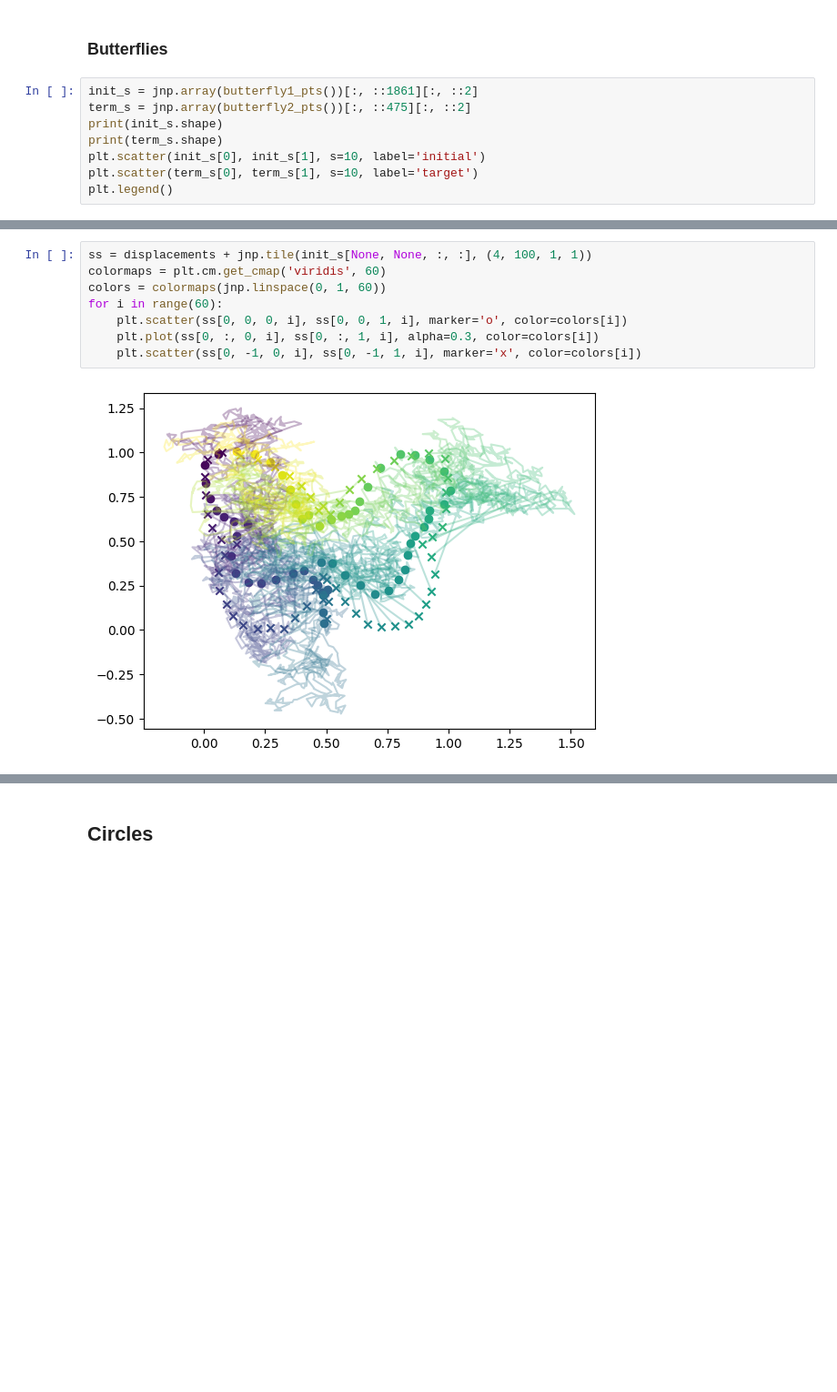
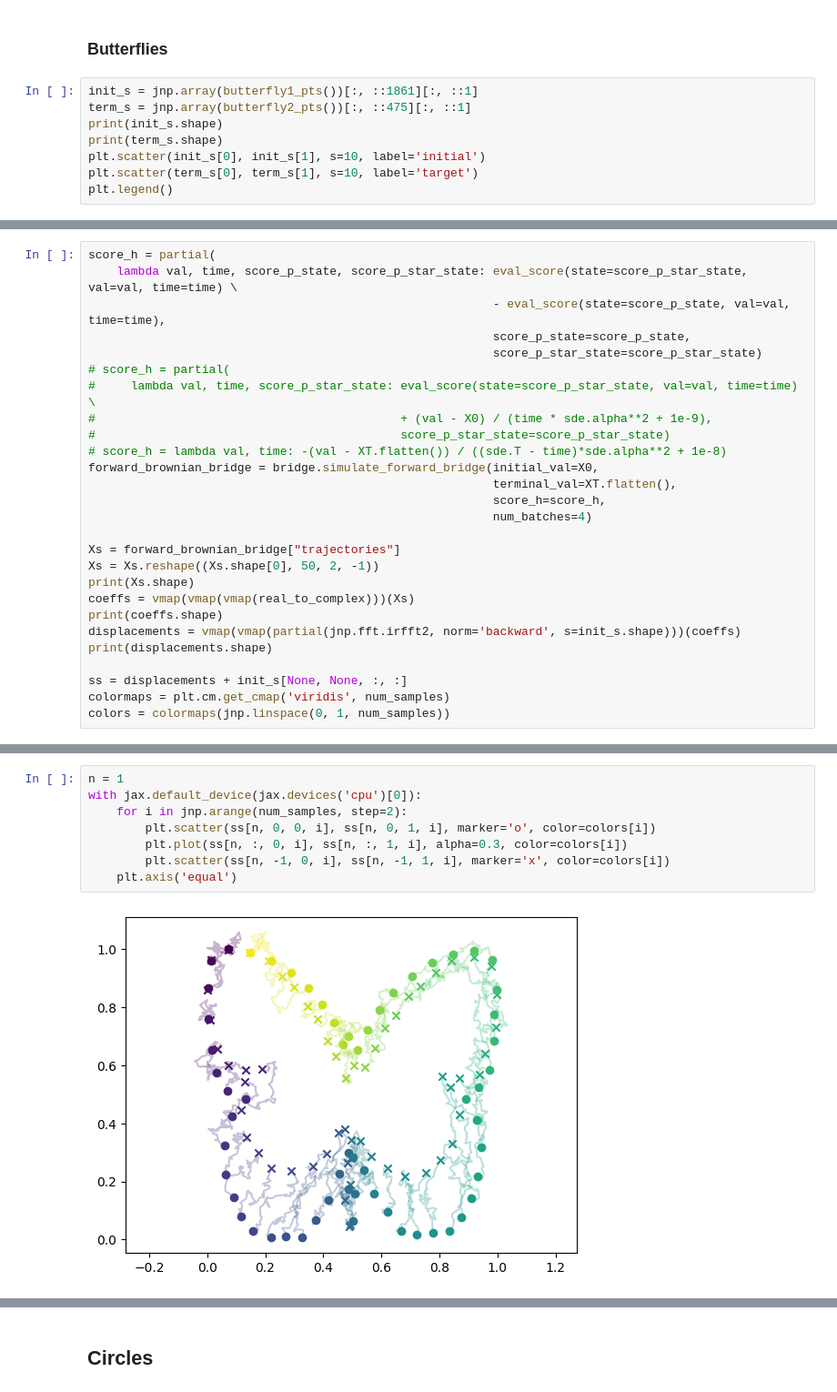
Before and after one commit to libbylbaker/infsdebridge, a Jupyter notebook: sdebridge/notebooks/brownian_bridge_fft.ipynb, the cells around one changed output, grey strips where cells are left out. Shown at 91% size. Saved outputs shown, nothing was run; the diff lists cells and outputs as text; blank space fills up the shorter version.

Commit message:
(24 bases) Brownian motion butterfly shapes works

```diff
--- a/sdebridge/notebooks/brownian_bridge_fft.ipynb
+++ b/sdebridge/notebooks/brownian_bridge_fft.ipynb
@@ -26,8 +26,8 @@ real_to_complex = lambda x: x[:len(x)//2] + 1j * x[len(x)//2:]
 # %% [markdown]
 ### Butterflies
 # %%
-init_s = jnp.array(butterfly1_pts())[:, ::1861][:, ::2]
-term_s = jnp.array(butterfly2_pts())[:, ::475][:, ::2]
+init_s = jnp.array(butterfly1_pts())[:, ::1861][:, ::1]
+term_s = jnp.array(butterfly2_pts())[:, ::475][:, ::1]
 print(init_s.shape)
 print(term_s.shape)
 plt.scatter(init_s[0], init_s[1], s=10, label='initial')
@@ -132,0 +221,27 @@ print(displacements.shape)
+# %%
+score_h = partial(
+    lambda val, time, score_p_state, score_p_star_state: eval_score(state=score_p_star_state, val=val, time=time) \
+                                                         - eval_score(state=score_p_state, val=val, time=time),
+                                                         score_p_state=score_p_state,
+                                                         score_p_star_state=score_p_star_state)
+# score_h = partial(
+#     lambda val, time, score_p_star_state: eval_score(state=score_p_star_state, val=val, time=time) \
+#                                           + (val - X0) / (time * sde.alpha**2 + 1e-9),
+#                                           score_p_star_state=score_p_star_state)
+# score_h = lambda val, time: -(val - XT.flatten()) / ((sde.T - time)*sde.alpha**2 + 1e-8)
+forward_brownian_bridge = bridge.simulate_forward_bridge(initial_val=X0,
+                                                         terminal_val=XT.flatten(),
+                                                         score_h=score_h,
+                                                         num_batches=4)
+
+Xs = forward_brownian_bridge["trajectories"]
+Xs = Xs.reshape((Xs.shape[0], 50, 2, -1))
+print(Xs.shape)
+coeffs = vmap(vmap(vmap(real_to_complex)))(Xs)
+print(coeffs.shape)
+displacements = vmap(vmap(partial(jnp.fft.irfft2, norm='backward', s=init_s.shape)))(coeffs)
+print(displacements.shape)
+
+ss = displacements + init_s[None, None, :, :]
+colormaps = plt.cm.get_cmap('viridis', num_samples)
+colors = colormaps(jnp.linspace(0, 1, num_samples))
@@ -133,10 +252,10 @@ print(displacements.shape)
 # %%
-ss = displacements + jnp.tile(init_s[None, None, :, :], (4, 100, 1, 1))
-colormaps = plt.cm.get_cmap('viridis', 60)
-colors = colormaps(jnp.linspace(0, 1, 60))
-for i in range(60):
-    plt.scatter(ss[0, 0, 0, i], ss[0, 0, 1, i], marker='o', color=colors[i])
-    plt.plot(ss[0, :, 0, i], ss[0, :, 1, i], alpha=0.3, color=colors[i])
-    plt.scatter(ss[0, -1, 0, i], ss[0, -1, 1, i], marker='x', color=colors[i])
+n = 1
+with jax.default_device(jax.devices('cpu')[0]):
+    for i in jnp.arange(num_samples, step=2):
+        plt.scatter(ss[n, 0, 0, i], ss[n, 0, 1, i], marker='o', color=colors[i])
+        plt.plot(ss[n, :, 0, i], ss[n, :, 1, i], alpha=0.3, color=colors[i])
+        plt.scatter(ss[n, -1, 0, i], ss[n, -1, 1, i], marker='x', color=colors[i])
+    plt.axis('equal')
 # %% [output]
-[figure, old version]
+[figure, new version]
```
Also changed, not shown: parts of 34 cells of this notebook, 3 other files.
